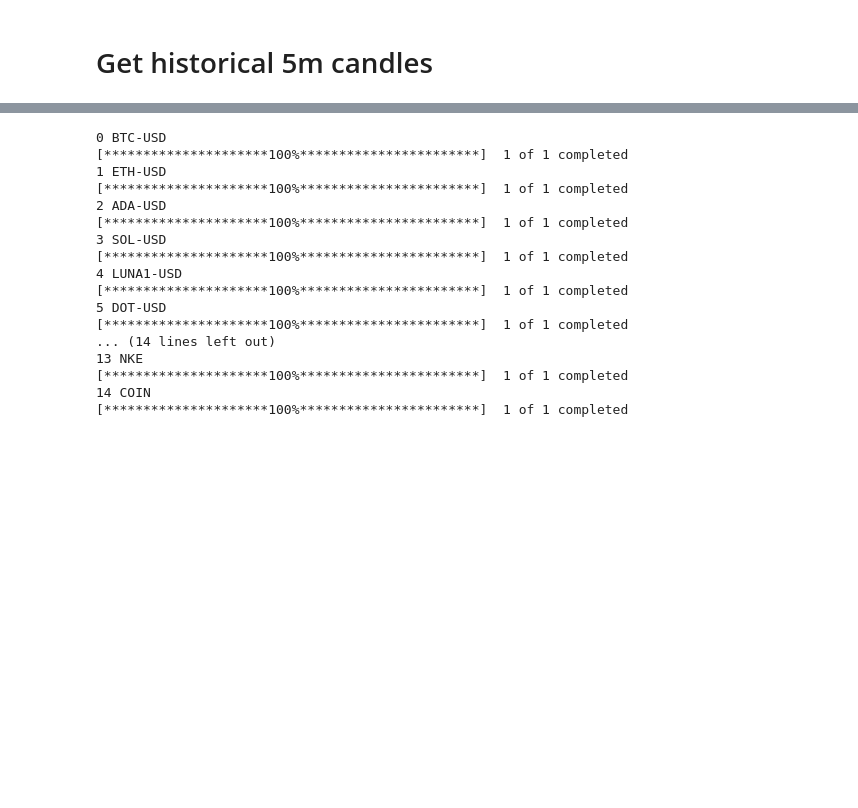
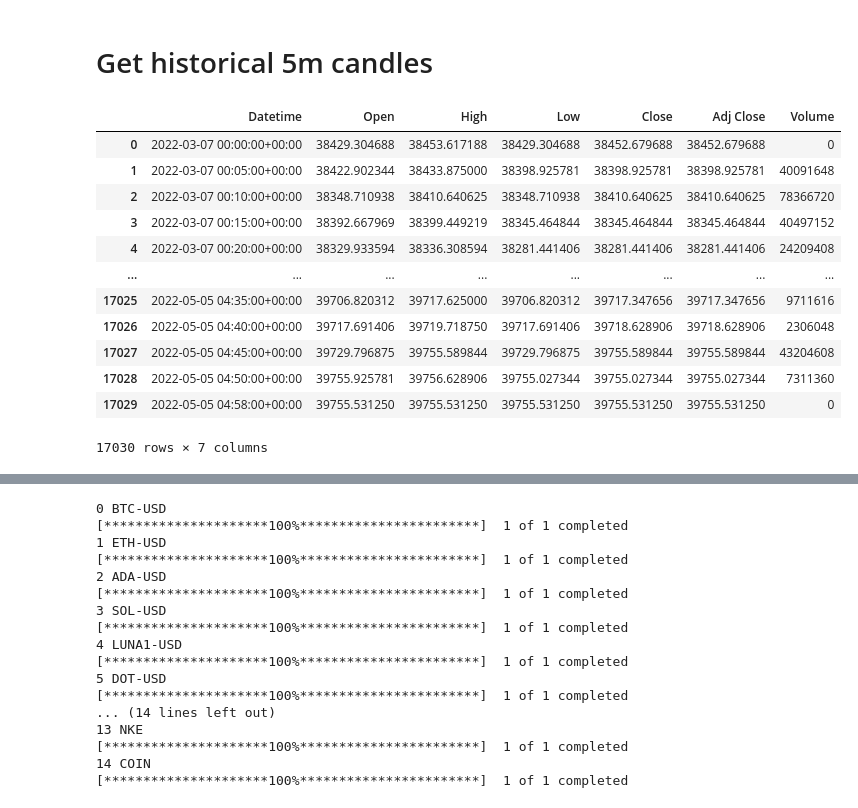
Before and after one commit to sjuanandres0/Chewbacca, a Jupyter notebook: chewie_playground.ipynb, the cells around one changed output, grey strips where cells are left out. Cells and saved outputs as stored; diff of their text form; code cells hidden in the pictures; blank space fills up the shorter version.

```diff
--- a/chewie_playground.ipynb
+++ b/chewie_playground.ipynb
@@ -726,3 +726,19 @@ df
 4644 rows × 6 columns
 # %% [markdown]
 # Get historical 5m candles
+# %%
+pd.read_csv('drafts/20220505_5m_60d_BTC-USD.csv')
+# %% [output]
+|  | Datetime | Open | High | Low | Close | Adj Close | Volume |
+| 0 | 2022-03-07 00:00:00+00:00 | 38429.304688 | 38453.617188 | 38429.304688 | 38452.679688 | 38452.679688 | 0 |
+| 1 | 2022-03-07 00:05:00+00:00 | 38422.902344 | 38433.875000 | 38398.925781 | 38398.925781 | 38398.925781 | 40091648 |
+| 2 | 2022-03-07 00:10:00+00:00 | 38348.710938 | 38410.640625 | 38348.710938 | 38410.640625 | 38410.640625 | 78366720 |
+| 3 | 2022-03-07 00:15:00+00:00 | 38392.667969 | 38399.449219 | 38345.464844 | 38345.464844 | 38345.464844 | 40497152 |
+| 4 | 2022-03-07 00:20:00+00:00 | 38329.933594 | 38336.308594 | 38281.441406 | 38281.441406 | 38281.441406 | 24209408 |
+| ... | ... | ... | ... | ... | ... | ... | ... |
+| 17025 | 2022-05-05 04:35:00+00:00 | 39706.820312 | 39717.625000 | 39706.820312 | 39717.347656 | 39717.347656 | 9711616 |
+| 17026 | 2022-05-05 04:40:00+00:00 | 39717.691406 | 39719.718750 | 39717.691406 | 39718.628906 | 39718.628906 | 2306048 |
+| 17027 | 2022-05-05 04:45:00+00:00 | 39729.796875 | 39755.589844 | 39729.796875 | 39755.589844 | 39755.589844 | 43204608 |
+| 17028 | 2022-05-05 04:50:00+00:00 | 39755.925781 | 39756.628906 | 39755.027344 | 39755.027344 | 39755.027344 | 7311360 |
+| 17029 | 2022-05-05 04:58:00+00:00 | 39755.531250 | 39755.531250 | 39755.531250 | 39755.531250 | 39755.531250 | 0 |
+17030 rows × 7 columns
```
Also changed, not shown: parts of 12 cells of this notebook, 14 other files.
